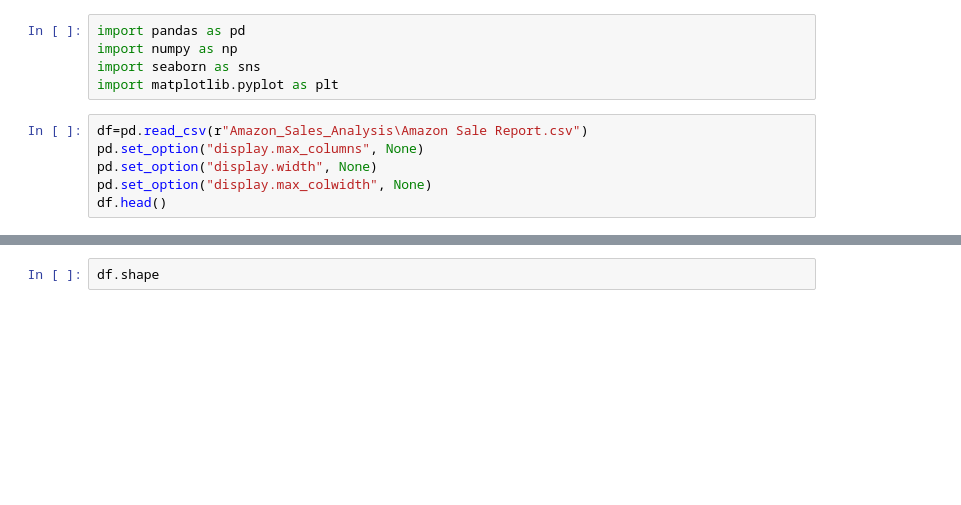
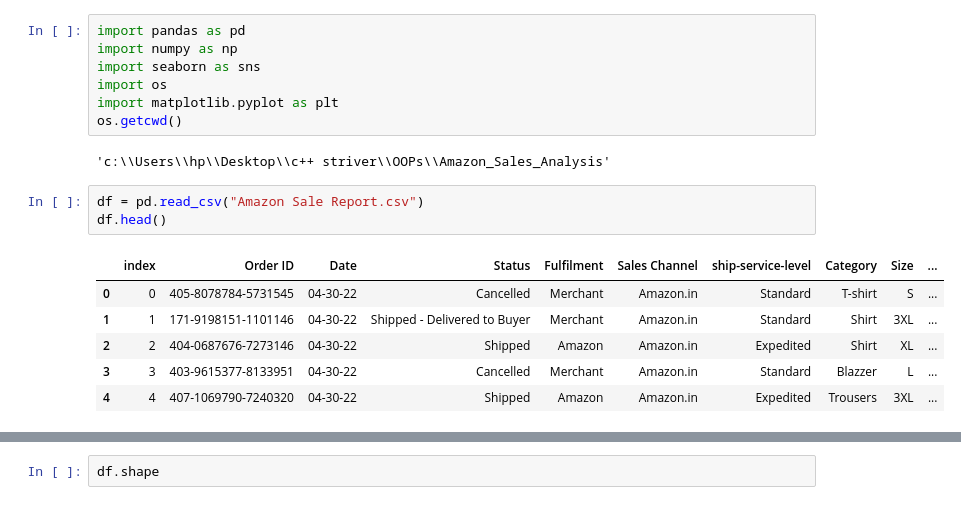
Before and after one commit to Pranayjain0960/Amazon_Sales_Analysis, a Jupyter notebook: amazon_data_analysis.ipynb, the cells around one changed output, grey strips where cells are left out. Saved outputs shown, nothing was run; the diff lists cells and outputs as text; blank space fills up the shorter version.

```diff
--- a/amazon_data_analysis.ipynb
+++ b/amazon_data_analysis.ipynb
@@ -2,12 +2,20 @@
 import pandas as pd
 import numpy as np
 import seaborn as sns
+import os
 import matplotlib.pyplot as plt
+os.getcwd()
+# %% [output]
+'c:\\Users\\hp\\Desktop\\c++ striver\\OOPs\\Amazon_Sales_Analysis'
 # %%
-df=pd.read_csv(r"Amazon_Sales_Analysis\Amazon Sale Report.csv")
-pd.set_option("display.max_columns", None)
-pd.set_option("display.width", None)
-pd.set_option("display.max_colwidth", None)
+df = pd.read_csv("Amazon Sale Report.csv")
 df.head()
+# %% [output]
+|  | index | Order ID | Date | Status | Fulfilment | Sales Channel | ship-service-level | Category | Size | ... |
+| 0 | 0 | 405-8078784-5731545 | 04-30-22 | Cancelled | Merchant | Amazon.in | Standard | T-shirt | S | ... |
+| 1 | 1 | 171-9198151-1101146 | 04-30-22 | Shipped - Delivered to Buyer | Merchant | Amazon.in | Standard | Shirt | 3XL | ... |
+| 2 | 2 | 404-0687676-7273146 | 04-30-22 | Shipped | Amazon | Amazon.in | Expedited | Shirt | XL | ... |
+| 3 | 3 | 403-9615377-8133951 | 04-30-22 | Cancelled | Merchant | Amazon.in | Standard | Blazzer | L | ... |
+| 4 | 4 | 407-1069790-7240320 | 04-30-22 | Shipped | Amazon | Amazon.in | Expedited | Trousers | 3XL | ... |
 # %%
 df.info()
```
Also changed, not shown: parts of 33 cells of this notebook, 1 other file.
